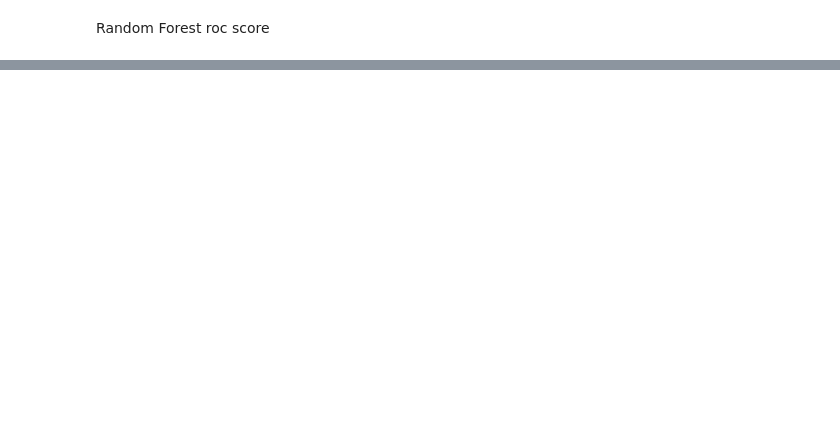
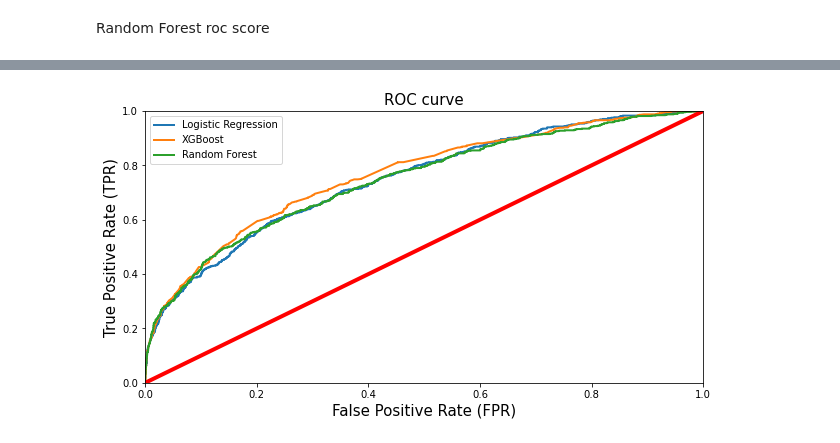
Before and after one commit to stefolosha/Capstone_2, a Jupyter notebook: Capstone_2_Modeling.ipynb, the cells around one changed output, grey strips where cells are left out. Cells and saved outputs as stored; diff of their text form; code cells hidden in the pictures; blank space fills up the shorter version.

Commit message:
updated graphs on modeling file and edited final report

```diff
--- a/Capstone_2_Modeling.ipynb
+++ b/Capstone_2_Modeling.ipynb
@@ -661,0 +649,21 @@ Logistic Regression f1-score is: 0.3530778164924506
+# %%
+false_positive_rate1, true_positive_rate1, thresholds1 = roc_curve(y_test, y_scores_logreg)###logreg
+false_positive_rate2, true_positive_rate2, thresholds2 = roc_curve(y_test, y_scores_xgb)
+false_positive_rate3, true_positive_rate3, thresholds3 = roc_curve(y_test, y_scores_rf)
+def plot_roc_curve(false_positive_rate, true_positive_rate, label=None):
+    plt.plot(false_positive_rate1, true_positive_rate1, linewidth=2, label='Logistic Regression')
+    plt.plot(false_positive_rate2, true_positive_rate2, linewidth=2, label='XGBoost')
+    plt.plot(false_positive_rate3, true_positive_rate3, linewidth=2, label='Random Forest')
+    plt.plot([0, 1], [0, 1], 'r', linewidth=4)
+    plt.axis([0, 1, 0, 1])
+    plt.xlabel('False Positive Rate (FPR)', fontsize=15)
+    plt.ylabel('True Positive Rate (TPR)', fontsize=15)
+    plt.title('ROC curve',fontsize=15)
+    plt.legend()
+
+plt.figure(figsize=(10, 5))
+plot_roc_curve(false_positive_rate, true_positive_rate)
+plt.savefig("30.png")
+plt.show()
+# %% [output]
+[figure, added]
```
Also changed, not shown: parts of 33 cells of this notebook, 1 other file.
